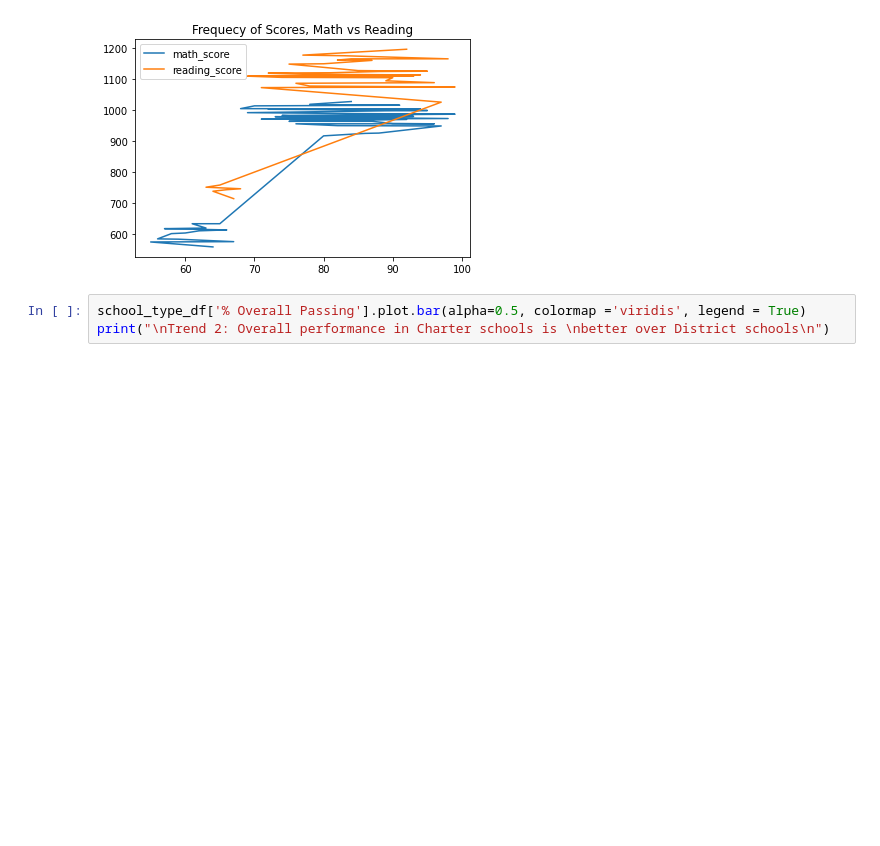
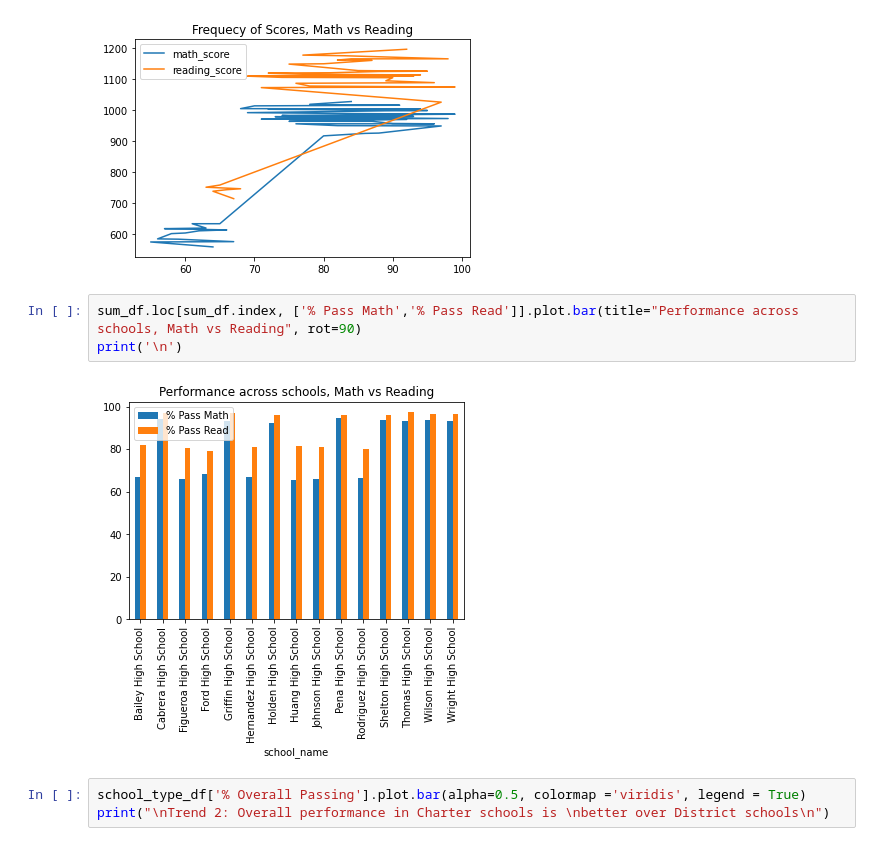
Before and after one commit to OlegRyzhkov2020/pandas-challenge, a Jupyter notebook: PyCitySchools/PyCitySchools_starter.ipynb, the cells around one changed output. Drawn from its saved outputs; the diff is of its cells as text; blank space fills up the shorter version.

```diff
--- a/PyCitySchools/PyCitySchools_starter.ipynb
+++ b/PyCitySchools/PyCitySchools_starter.ipynb
@@ -316,6 +322,11 @@ print("\nTrend 1: Overall performance in reading is better over math\n")
 # %% [output]
 Trend 1: Overall performance in reading is better over math
 [figure]
+# %%
+sum_df.loc[sum_df.index, ['% Pass Math','% Pass Read']].plot.bar(title="Performance across schools, Math vs Reading", rot=90)
+print('\n')
+# %% [output]
+[figure, added]
 # %%
 school_type_df['% Overall Passing'].plot.bar(alpha=0.5, colormap ='viridis', legend = True)
 print("\nTrend 2: Overall performance in Charter schools is \nbetter over District schools\n")
```
Also changed, not shown: parts of 7 cells of this notebook.
